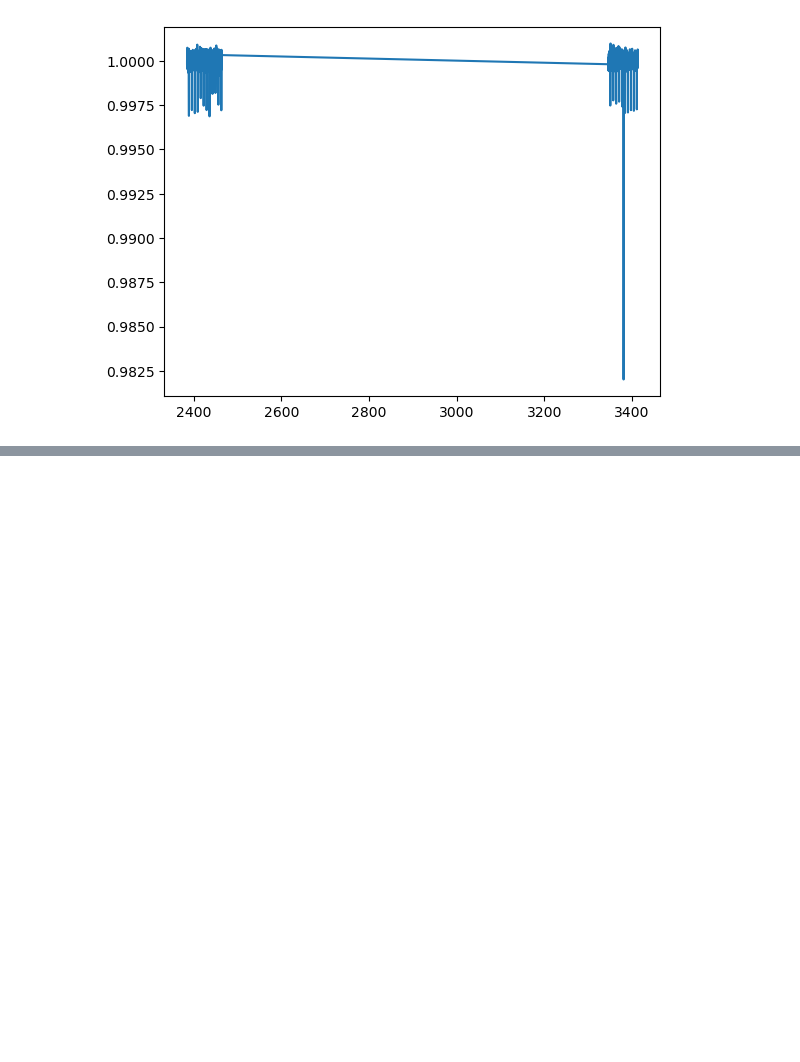
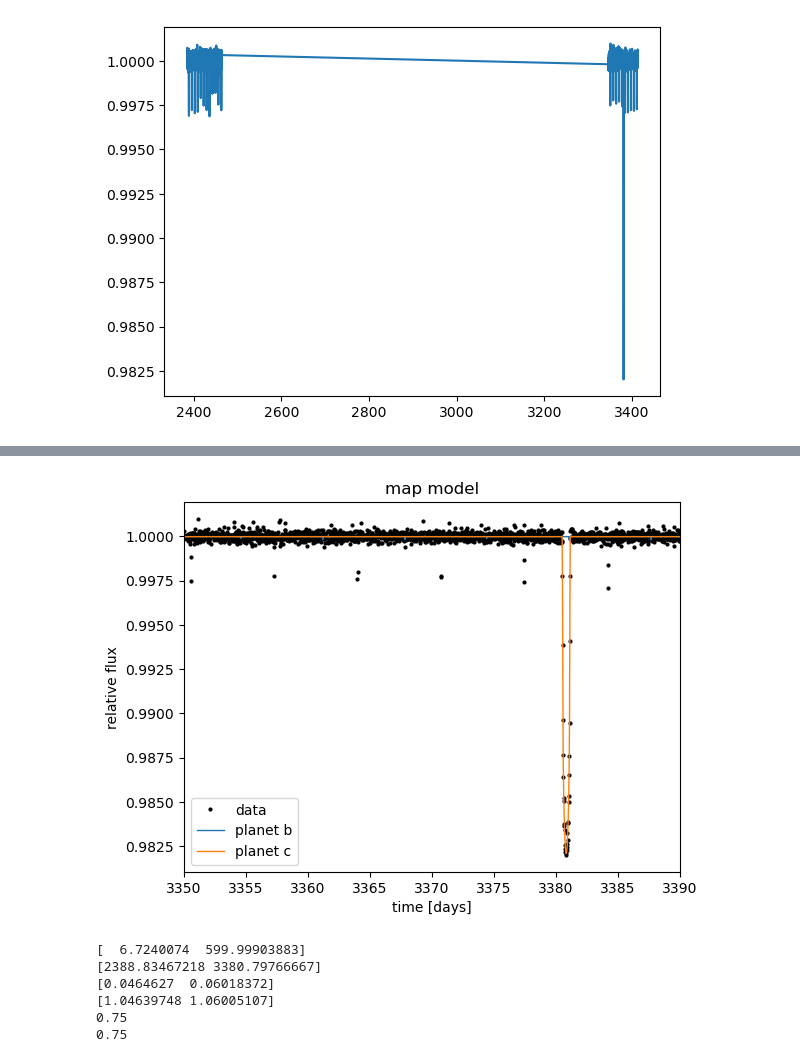
Before and after one commit to angelis21/epic-exo, a Jupyter notebook: fitting_a_detrended_lightcurve.ipynb, the cells around one changed output, grey strips where cells are left out. Cells and saved outputs as stored; diff of their text form; code cells hidden in the pictures; blank space fills up the shorter version.

Commit message:
Add files via upload
we fixed the outer planet but broke the inner one

```diff
--- a/fitting_a_detrended_lightcurve.ipynb
+++ b/fitting_a_detrended_lightcurve.ipynb
@@ -135,0 +177,30 @@ earthMass
+# %%
+plt.plot(time, flux, ".k", ms=4, label="data")
+
+for i, l in enumerate("bc"):
+    plt.plot(
+        time, map_soln["light_curves"][:,i]+map_soln["mean"], lw=1, label="planet {0}".format(l)
+    )
+plt.xlim(time.min(), time.max())
+plt.ylabel("relative flux")
+plt.xlabel("time [days]")
+plt.xlim(3350, 3390)
+plt.legend(fontsize=10)
+_ = plt.title("map model")
+# %% [output]
+[figure, added]
+# %%
+print(map_soln['period'])
+print(map_soln['t0'])
+print(map_soln["ror"])
+
+print(map_soln['b'])
+print(map_soln['m_star'])
+print(map_soln['r_star'])
+# %% [output]
+[  6.7240074  599.99903883]
+[2388.83467218 3380.79766667]
+[0.0464627  0.06018372]
+[1.04639748 1.06005107]
+0.75
+0.75
```
Also changed, not shown: parts of 10 cells of this notebook.
